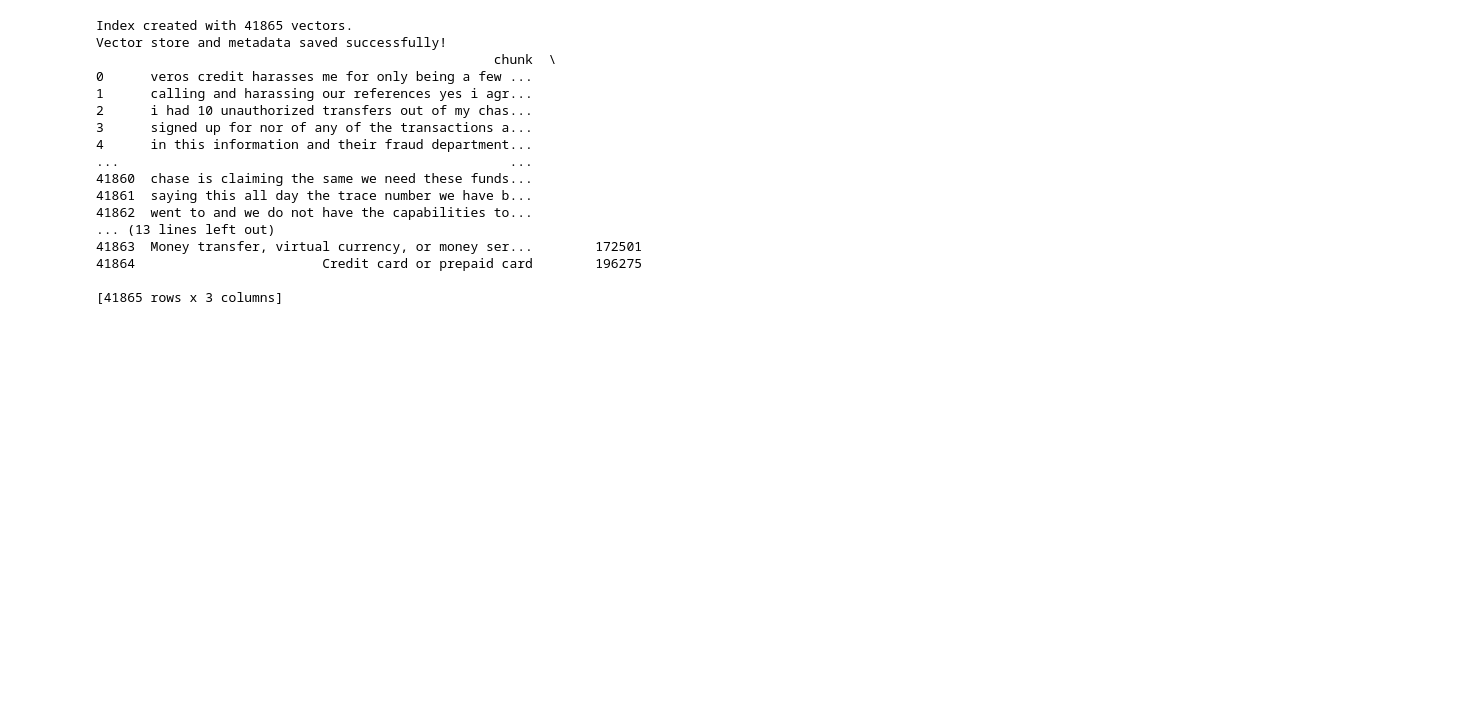
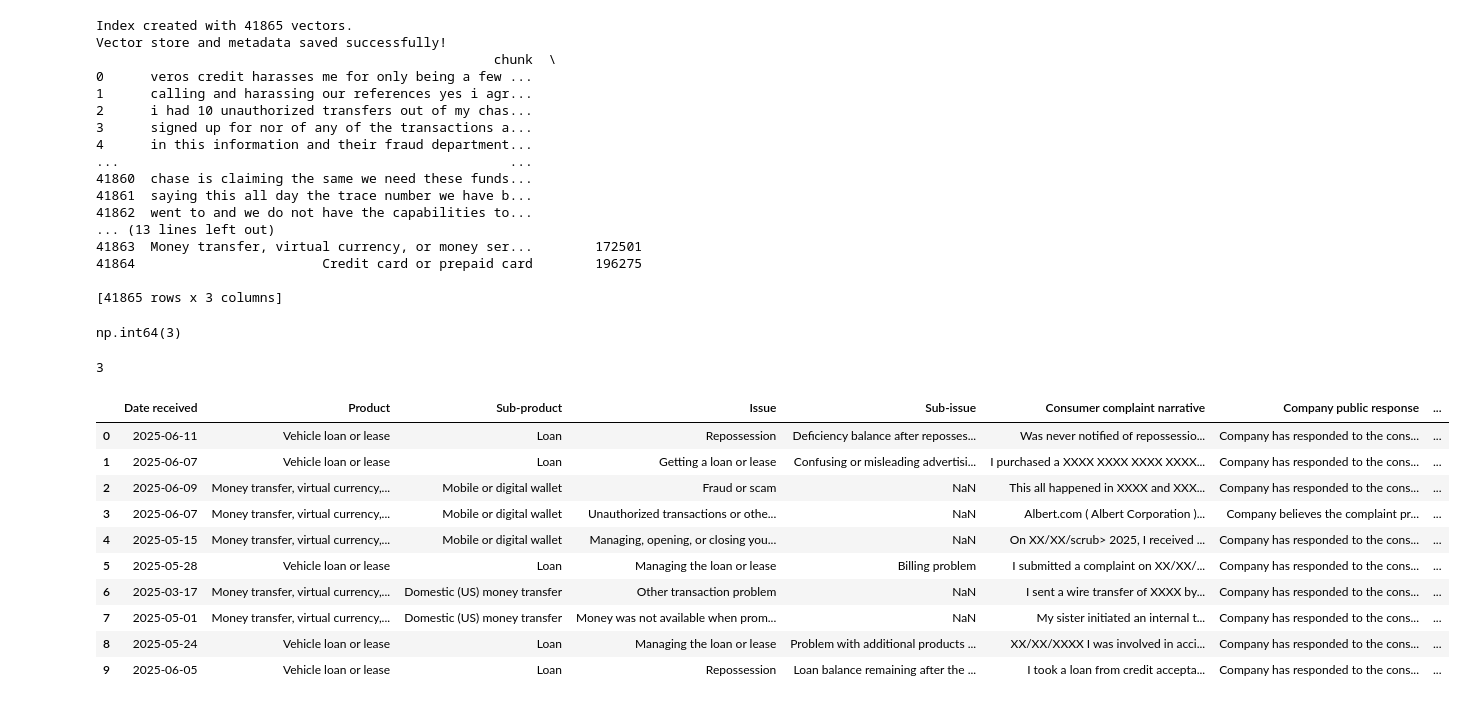
Before and after one commit to arwanasir/rag-complaint-chatbot, a Jupyter notebook: notebooks/task2.ipynb, the cells around one changed output. Drawn from its saved outputs; the diff is of its cells as text; code cells hidden in the pictures; blank space fills up the shorter version.

```diff
--- a/notebooks/task2.ipynb
+++ b/notebooks/task2.ipynb
@@ -101,0 +104,22 @@ Vector store and metadata saved successfully!
+# %%
+df_cleaned['cleaned_narratives'].isnull().sum()
+# %% [output]
+np.int64(3)
+# %%
+df_cleaned['Product'].nunique()
+# %% [output]
+3
+# %%
+df_cleaned.head(10)
+# %% [output]
+|  | Date received | Product | Sub-product | Issue | Sub-issue | Consumer complaint narrative | Company public response | ... |
+| 0 | 2025-06-11 | Vehicle loan or lease | Loan | Repossession | Deficiency balance after reposses... | Was never notified of repossessio... | Company has responded to the cons... | ... |
+| 1 | 2025-06-07 | Vehicle loan or lease | Loan | Getting a loan or lease | Confusing or misleading advertisi... | I purchased a XXXX XXXX XXXX XXXX... | Company has responded to the cons... | ... |
+| 2 | 2025-06-09 | Money transfer, virtual currency,... | Mobile or digital wallet | Fraud or scam | NaN | This all happened in XXXX and XXX... | Company has responded to the cons... | ... |
+| 3 | 2025-06-07 | Money transfer, virtual currency,... | Mobile or digital wallet | Unauthorized transactions or othe... | NaN | Albert.com ( Albert Corporation )... | Company believes the complaint pr... | ... |
+| 4 | 2025-05-15 | Money transfer, virtual currency,... | Mobile or digital wallet | Managing, opening, or closing you... | NaN | On XX/XX/scrub> 2025, I received ... | Company has responded to the cons... | ... |
+| 5 | 2025-05-28 | Vehicle loan or lease | Loan | Managing the loan or lease | Billing problem | I submitted a complaint on XX/XX/... | Company has responded to the cons... | ... |
+| 6 | 2025-03-17 | Money transfer, virtual currency,... | Domestic (US) money transfer | Other transaction problem | NaN | I sent a wire transfer of XXXX by... | Company has responded to the cons... | ... |
+| 7 | 2025-05-01 | Money transfer, virtual currency,... | Domestic (US) money transfer | Money was not available when prom... | NaN | My sister initiated an internal t... | Company has responded to the cons... | ... |
+| 8 | 2025-05-24 | Vehicle loan or lease | Loan | Managing the loan or lease | Problem with additional products ... | XX/XX/XXXX I was involved in acci... | Company has responded to the cons... | ... |
+| 9 | 2025-06-05 | Vehicle loan or lease | Loan | Repossession | Loan balance remaining after the ... | I took a loan from credit accepta... | Company has responded to the cons... | ... |
```
Also changed, not shown: parts of 1 cell of this notebook, 1 other file.
